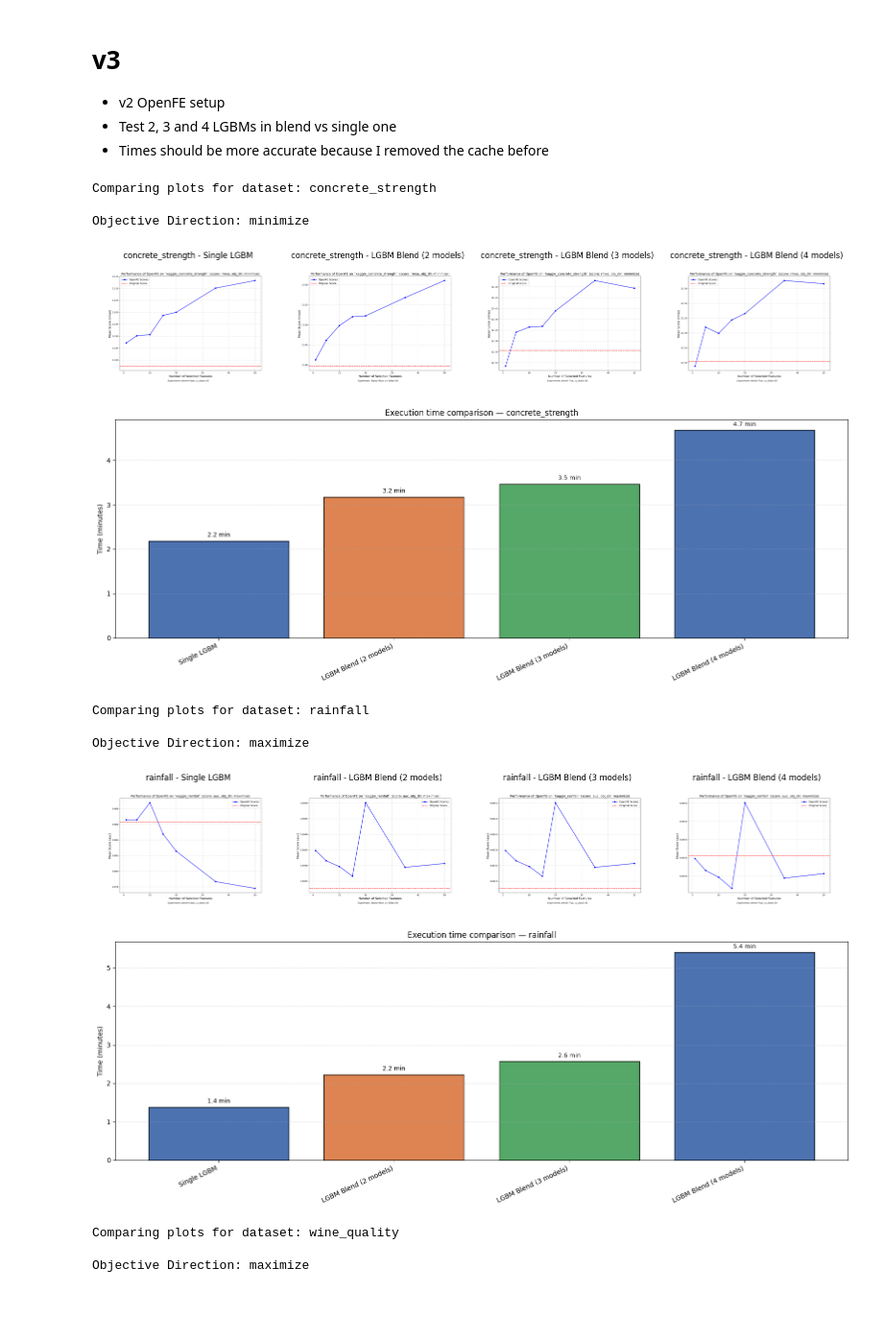
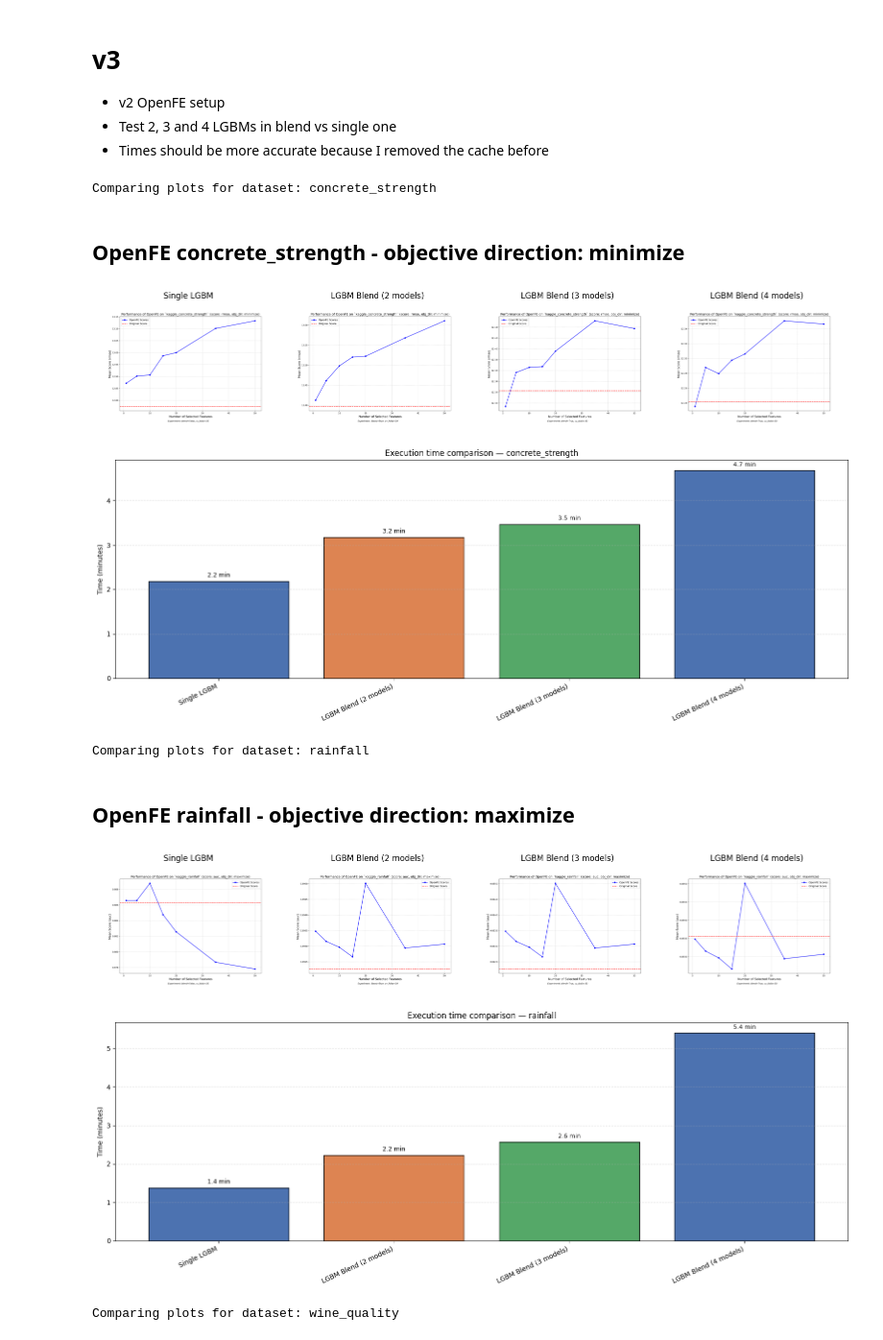
Before and after one commit to paris-saclay-cds/ramp-autods, a Jupyter notebook: notebooks/compare_blend_resutls_v3.ipynb, the cells around one changed output. Shown at 96% size. Saved outputs shown, nothing was run; the diff lists cells and outputs as text; code cells hidden in the pictures; blank space fills up the shorter version.

```diff
--- a/notebooks/compare_blend_resutls_v3.ipynb
+++ b/notebooks/compare_blend_resutls_v3.ipynb
@@ -69,7 +67,7 @@ def get_both_metadata(path_list):
 
     return metadata_list
 # %%
-def compare_plots(data_name, plots_path_list, titles_list, figsize=(16, 10), fontsize=9):
+def compare_plots(data_name, obj_direction, plots_path_list, titles_list, figsize=(16, 10), fontsize=9):
     """
     Display two plots side by side for comparison.
 
@@ -85,13 +83,15 @@ def compare_plots(data_name, plots_path_list, titles_list, figsize=(16, 10), fon
         print(f"Error loading images: {e}")
         return
 
+    display(Markdown(f"## OpenFE {data_name} - objective direction: {obj_direction}"))
+
     n_plots = len(images)
     # Create figure with subplots
     fig, ax_list = plt.subplots(1, n_plots, figsize=figsize)
 
     for ax, img, title in zip(ax_list, images, titles_list):
         ax.imshow(img)
-        ax.set_title(f"{data_name} - {title}")
+        ax.set_title(f"{title}")
         ax.axis("off")
 
     plt.tight_layout()
@@ -129,30 +129,25 @@ def compare_execution_times(data_name, metadata_list, titles_list, figsize=(16,
 # %%
 versions = ['v2', 'blend_2_models_v2', 'blend_3_models_v2', 'blend_4_models_v2']
 titles = ['Single LGBM', 'LGBM Blend (2 models)', 'LGBM Blend (3 models)', 'LGBM Blend (4 models)']
 
 for data_name in datasets:
     try:
         print(f"\n\nComparing plots for dataset: {data_name}")
         base_path_list = get_base_paths(data_name, versions_list=versions)
         plots_path_list = get_both_plots(path_list=base_path_list)
         metadata_list = get_both_metadata(path_list=base_path_list)
         obj_direction = metadata_list[0]["objective_direction"]
-        print(f"\nObjective Direction: {obj_direction}\n")
-        compare_plots(data_name, plots_path_list=plots_path_list, titles_list=titles)
+        compare_plots(data_name, obj_direction=obj_direction, plots_path_list=plots_path_list, titles_list=titles)
         compare_execution_times(data_name, metadata_list=metadata_list, titles_list=titles)
     except Exception as e:
         print(f"An error occurred while processing {data_name}: {e}")
 # %% [output]
 Comparing plots for dataset: concrete_strength
-
-Objective Direction: minimize
+## OpenFE concrete_strength - objective direction: minimize
-[figure, old version]
+[figure, new version]
 [figure]
 Comparing plots for dataset: rainfall
-
-Objective Direction: maximize
+## OpenFE rainfall - objective direction: maximize
-[figure, old version]
+[figure, new version]
 [figure]
 Comparing plots for dataset: wine_quality
-
-Objective Direction: maximize
```
Also changed, not shown: parts of 2 cells of this notebook, 1 other file.
